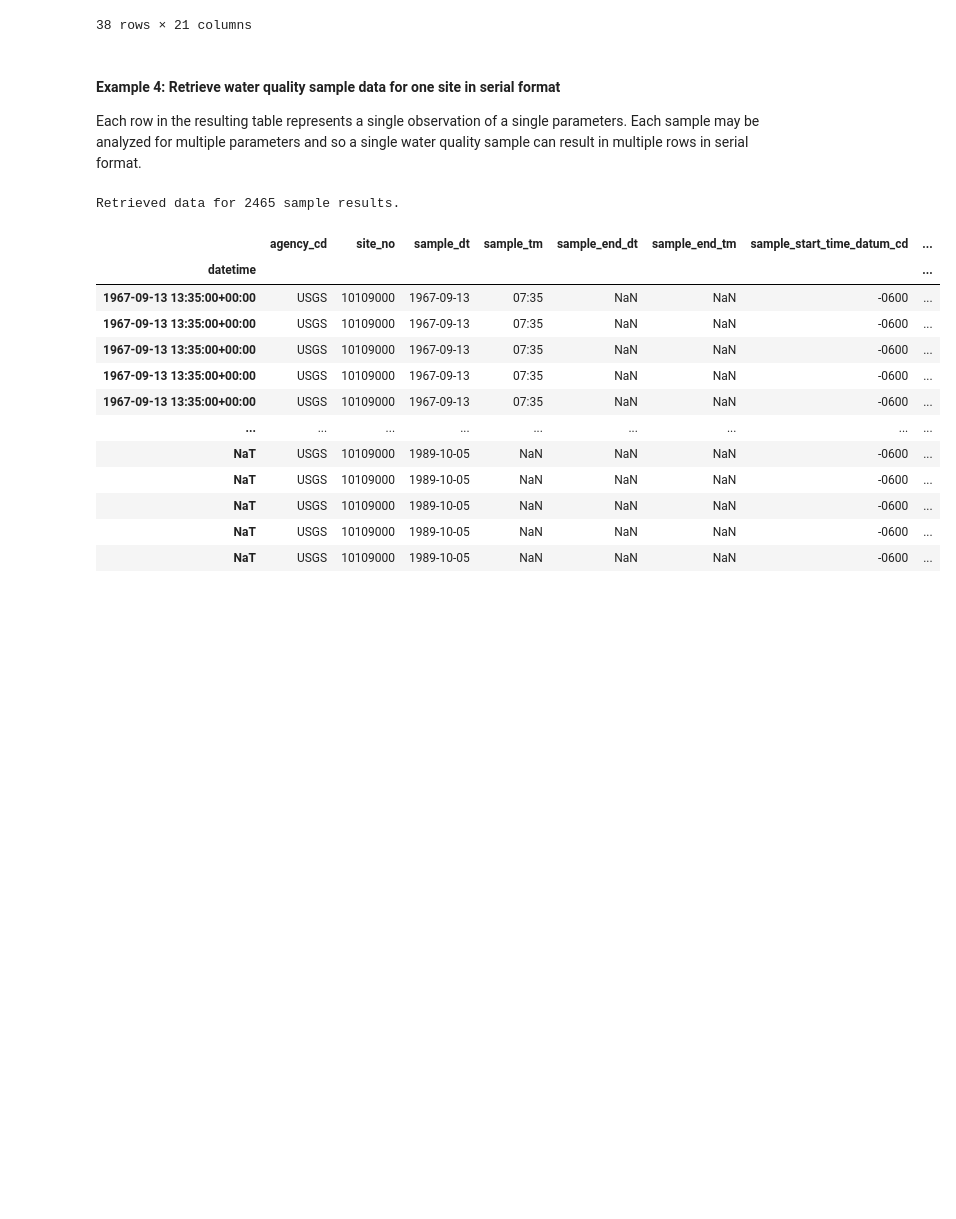
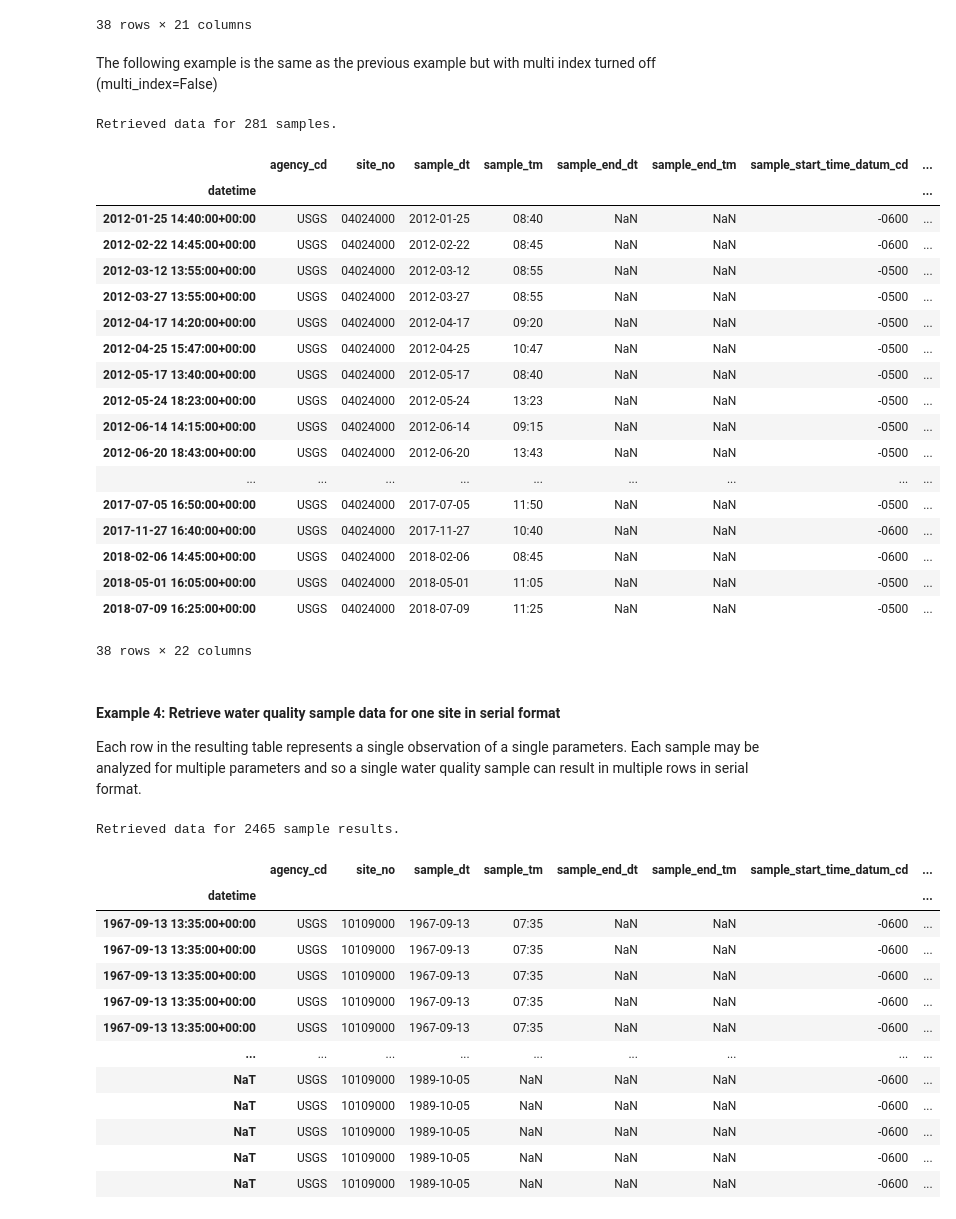
Before and after one commit to DOI-USGS/dataretrieval-python, a Jupyter notebook: examples/USGS_dataretrieval_WaterSamples_Examples.ipynb, the cells around one changed output. Drawn from its saved outputs; the diff is of its cells as text; code cells hidden in the pictures; blank space fills up the shorter version.

```diff
--- a/examples/USGS_dataretrieval_WaterSamples_Examples.ipynb
+++ b/examples/USGS_dataretrieval_WaterSamples_Examples.ipynb
@@ -129,0 +132,6 @@ Retrieved data for 281 samples.
+# %%
+site_ids = ['04024430', '04024000']
+parameter_code = '00065'
+wq_multi_site = nwis.get_qwdata(sites=site_ids, parameterCd=parameter_code, multi_index=False)
+print('Retrieved data for ' + str(len(wq_multi_site[0])) + ' samples.')
+display(wq_multi_site[0])
@@ -159,6 +183,38 @@ Retrieved data for 281 samples.
 |  | 2014-10-29 19:30:00+00:00 | USGS | 2014-10-29 | 14:30 | NaN | NaN | -0500 | ... |
 |  | 2014-11-12 19:30:00+00:00 | USGS | 2014-11-12 | 13:30 | NaN | NaN | -0600 | ... |
 38 rows × 21 columns
+# %% [markdown]
+The following example is the same as the previous example but with multi index turned off (multi_index=False)
+# %%
+site_ids = ['04024430', '04024000']
+parameterCd = ['34247', '30234', '32104', '34220']
+startDate = '2012-01-01'
+endDate = ''
+wq_data2 = nwis.get_qwdata(sites=site_ids, parameterCd=parameterCd,
+                           start=startDate, end=endDate, multi_index=False)
+print('Retrieved data for ' + str(len(wq_multi_site[0])) + ' samples.')
+display(wq_data2[0])
+# %% [output]
+Retrieved data for 281 samples.
+|  | agency_cd | site_no | sample_dt | sample_tm | sample_end_dt | sample_end_tm | sample_start_time_datum_cd | ... |
+| datetime |  |  |  |  |  |  |  | ... |
+| 2012-01-25 14:40:00+00:00 | USGS | 04024000 | 2012-01-25 | 08:40 | NaN | NaN | -0600 | ... |
+| 2012-02-22 14:45:00+00:00 | USGS | 04024000 | 2012-02-22 | 08:45 | NaN | NaN | -0600 | ... |
+| 2012-03-12 13:55:00+00:00 | USGS | 04024000 | 2012-03-12 | 08:55 | NaN | NaN | -0500 | ... |
+| 2012-03-27 13:55:00+00:00 | USGS | 04024000 | 2012-03-27 | 08:55 | NaN | NaN | -0500 | ... |
+| 2012-04-17 14:20:00+00:00 | USGS | 04024000 | 2012-04-17 | 09:20 | NaN | NaN | -0500 | ... |
+| 2012-04-25 15:47:00+00:00 | USGS | 04024000 | 2012-04-25 | 10:47 | NaN | NaN | -0500 | ... |
+| 2012-05-17 13:40:00+00:00 | USGS | 04024000 | 2012-05-17 | 08:40 | NaN | NaN | -0500 | ... |
+| 2012-05-24 18:23:00+00:00 | USGS | 04024000 | 2012-05-24 | 13:23 | NaN | NaN | -0500 | ... |
+| 2012-06-14 14:15:00+00:00 | USGS | 04024000 | 2012-06-14 | 09:15 | NaN | NaN | -0500 | ... |
+| 2012-06-20 18:43:00+00:00 | USGS | 04024000 | 2012-06-20 | 13:43 | NaN | NaN | -0500 | ... |
+| ... | ... | ... | ... | ... | ... | ... | ... | ... |
+| 2017-07-05 16:50:00+00:00 | USGS | 04024000 | 2017-07-05 | 11:50 | NaN | NaN | -0500 | ... |
+| 2017-11-27 16:40:00+00:00 | USGS | 04024000 | 2017-11-27 | 10:40 | NaN | NaN | -0600 | ... |
+| 2018-02-06 14:45:00+00:00 | USGS | 04024000 | 2018-02-06 | 08:45 | NaN | NaN | -0600 | ... |
+| 2018-05-01 16:05:00+00:00 | USGS | 04024000 | 2018-05-01 | 11:05 | NaN | NaN | -0500 | ... |
+| 2018-07-09 16:25:00+00:00 | USGS | 04024000 | 2018-07-09 | 11:25 | NaN | NaN | -0500 | ... |
+38 rows × 22 columns
 # %% [markdown]
 #### Example 4: Retrieve water quality sample data for one site in serial format
 
```
Also changed, not shown: parts of 3 cells of this notebook, 56 other files.
